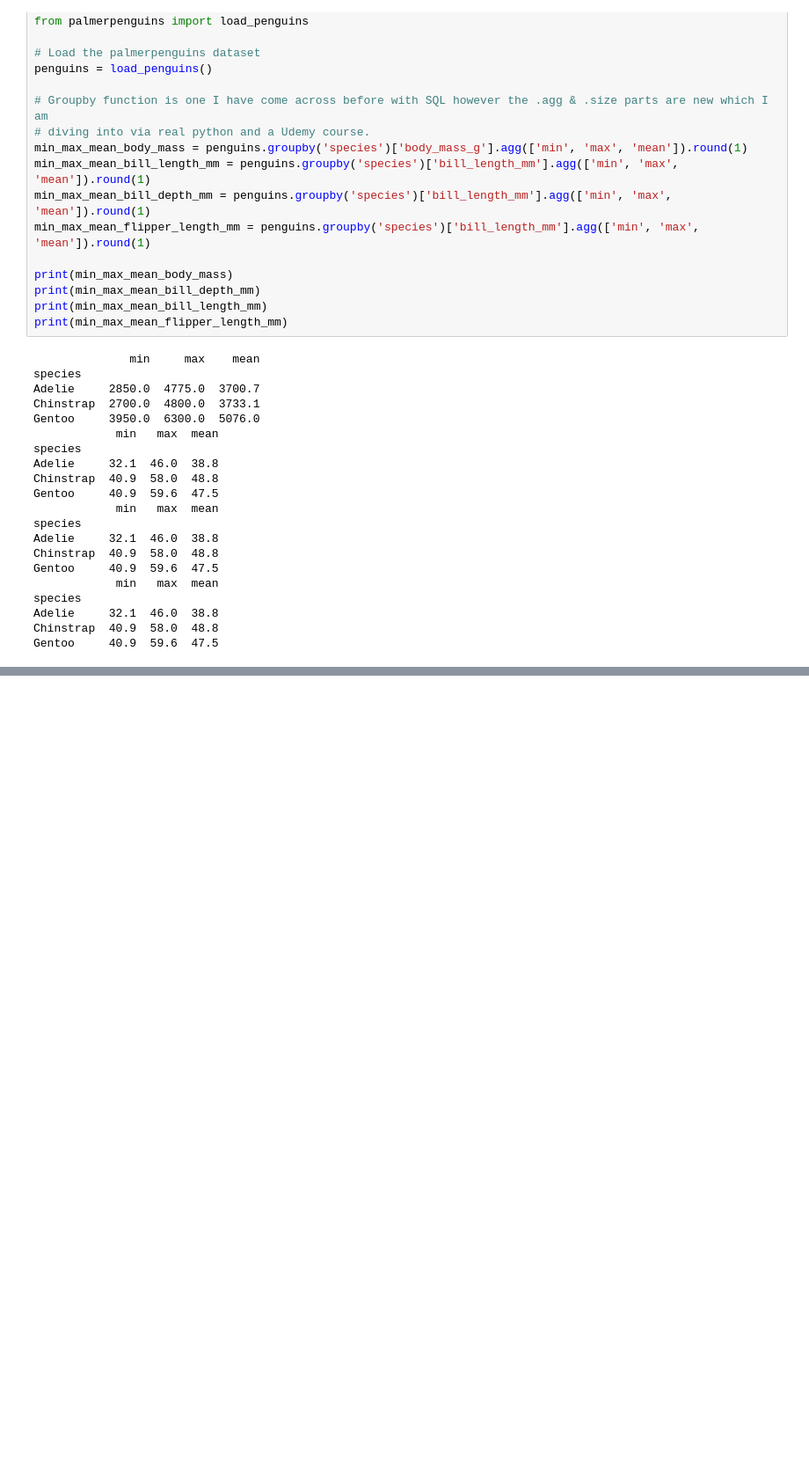
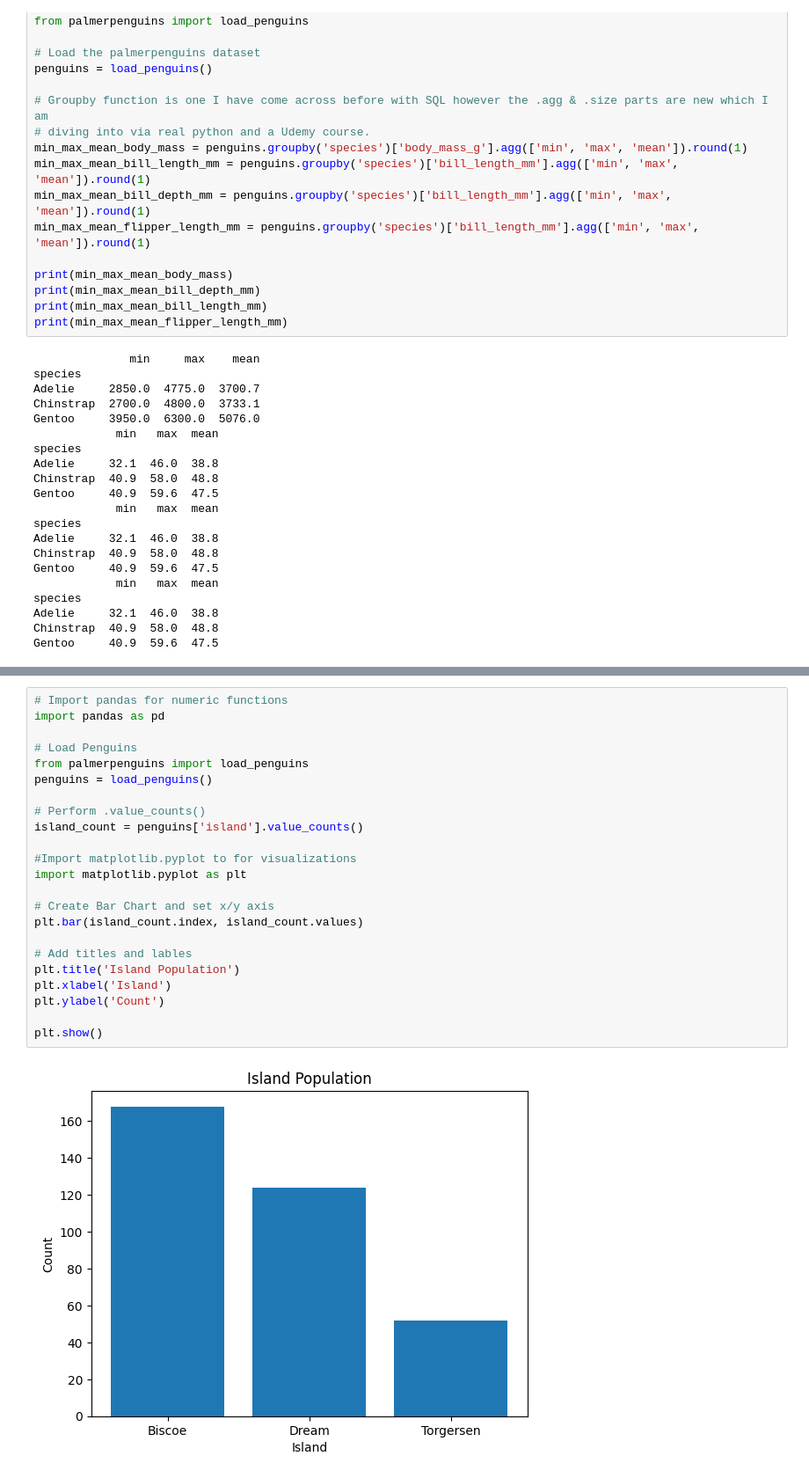
Before and after one commit to daveysull/principles_of_DA_project, a Jupyter notebook: mywork.ipynb, the cells around one changed output, grey strips where cells are left out. Shown at 88% size. Saved outputs shown, nothing was run; the diff lists cells and outputs as text; blank space fills up the shorter version.

```diff
--- a/mywork.ipynb
+++ b/mywork.ipynb
@@ -94,3 +97,28 @@ plt.ylabel('Count')
 plt.show()
 # %% [output]
 [figure]
+# %%
+# Import pandas for numeric functions
+import pandas as pd
+
+# Load Penguins
+from palmerpenguins import load_penguins
+penguins = load_penguins()
+
+# Perform .value_counts()
+island_count = penguins['island'].value_counts()
+
+#Import matplotlib.pyplot to for visualizations
+import matplotlib.pyplot as plt
+
+# Create Bar Chart and set x/y axis
+plt.bar(island_count.index, island_count.values)
+
+# Add titles and lables
+plt.title('Island Population')
+plt.xlabel('Island')
+plt.ylabel('Count')
+
+plt.show()
+# %% [output]
+[figure, added]
```
Also changed, not shown: parts of 2 cells of this notebook.
